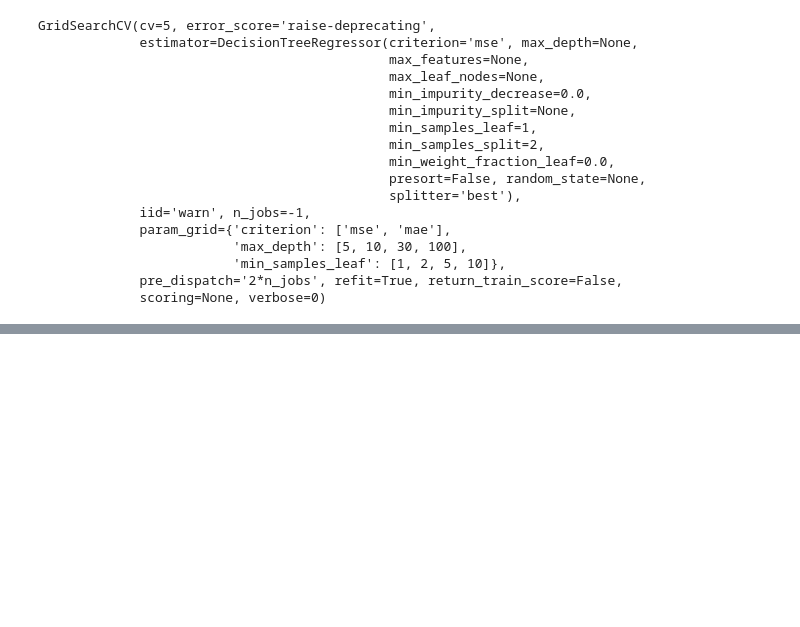
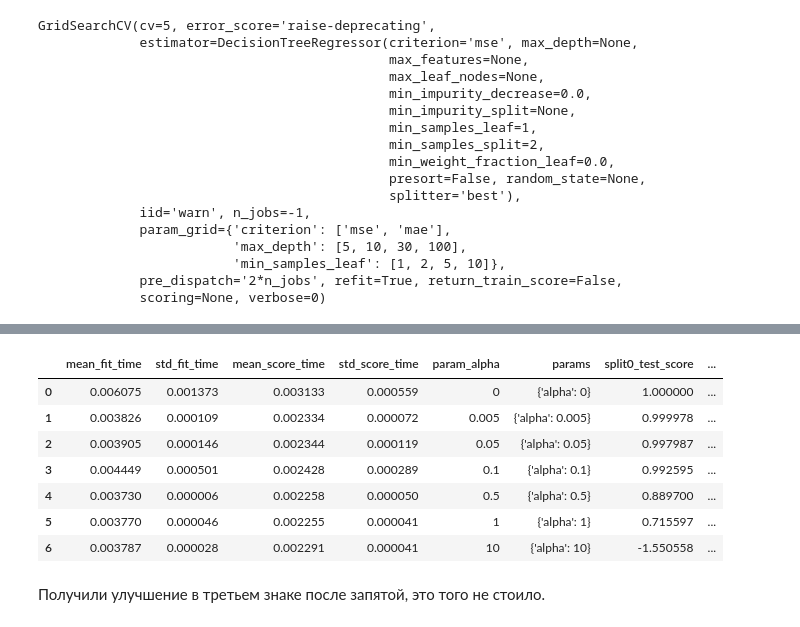
Before and after one commit to sungulnara2000/CIS_admission_task, a Jupyter notebook: Sungatullina.ipynb, the cells around one changed output, grey strips where cells are left out. Cells and saved outputs as stored; diff of their text form; code cells hidden in the pictures; blank space fills up the shorter version.

```diff
--- a/Sungatullina.ipynb
+++ b/Sungatullina.ipynb
@@ -167,0 +275,20 @@ r2  =  0.9336298430995938
+# %%
+from sklearn.linear_model import Ridge
+
+param_grid = {'alpha': [0, 0.005, 0.05, 0.1, 0.5, 1, 10]}
+ridg = Ridge()
+clf = GridSearchCV(ridg, param_grid=param_grid)
+clf.fit(X, y)
+
+pd.DataFrame(clf.cv_results_)
+# %% [output]
+|  | mean_fit_time | std_fit_time | mean_score_time | std_score_time | param_alpha | params | split0_test_score | ... |
+| 0 | 0.006075 | 0.001373 | 0.003133 | 0.000559 | 0 | {'alpha': 0} | 1.000000 | ... |
+| 1 | 0.003826 | 0.000109 | 0.002334 | 0.000072 | 0.005 | {'alpha': 0.005} | 0.999978 | ... |
+| 2 | 0.003905 | 0.000146 | 0.002344 | 0.000119 | 0.05 | {'alpha': 0.05} | 0.997987 | ... |
+| 3 | 0.004449 | 0.000501 | 0.002428 | 0.000289 | 0.1 | {'alpha': 0.1} | 0.992595 | ... |
+| 4 | 0.003730 | 0.000006 | 0.002258 | 0.000050 | 0.5 | {'alpha': 0.5} | 0.889700 | ... |
+| 5 | 0.003770 | 0.000046 | 0.002255 | 0.000041 | 1 | {'alpha': 1} | 0.715597 | ... |
+| 6 | 0.003787 | 0.000028 | 0.002291 | 0.000041 | 10 | {'alpha': 10} | -1.550558 | ... |
+# %% [markdown]
+Получили улучшение в третьем знаке после запятой, это того не стоило.
```
Also changed, not shown: parts of 18 cells of this notebook, 1 other file.
